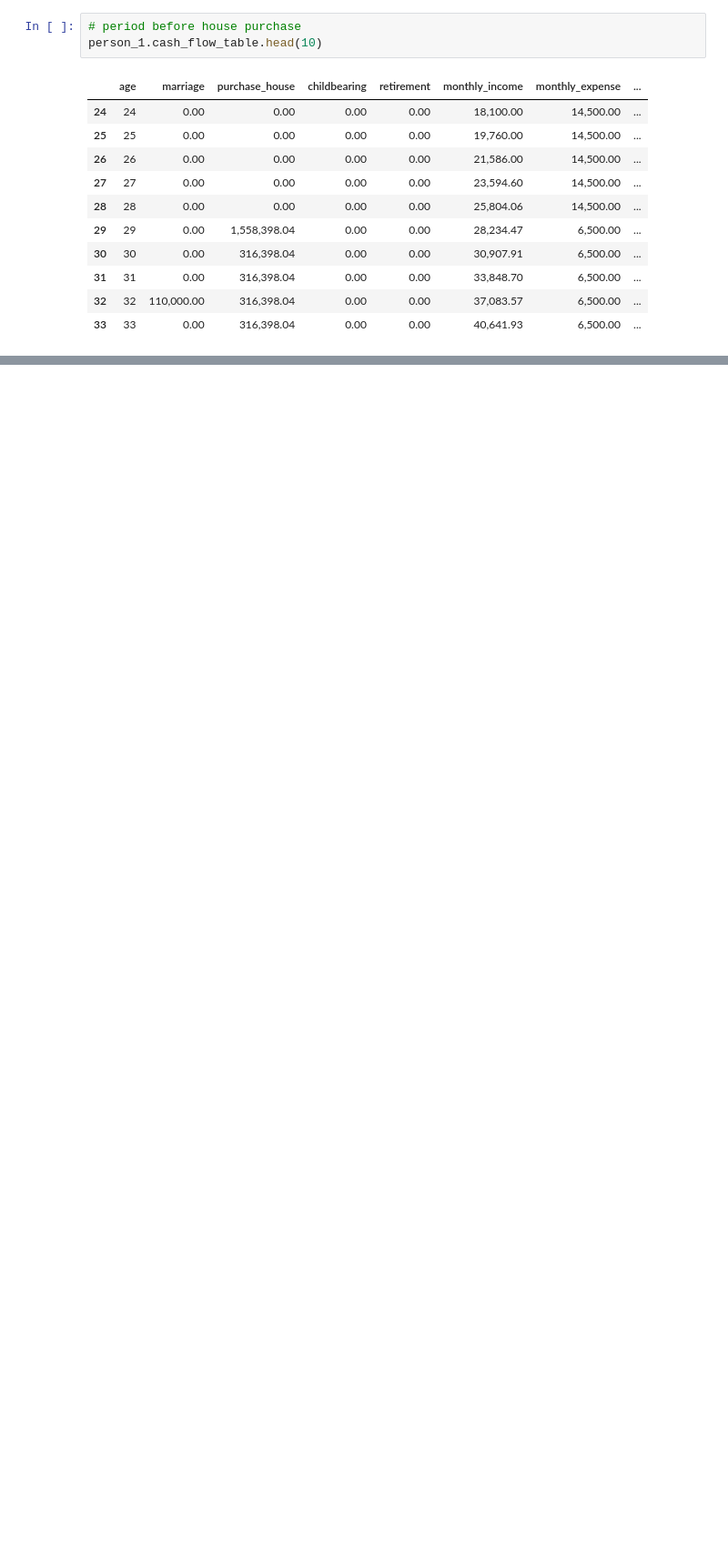
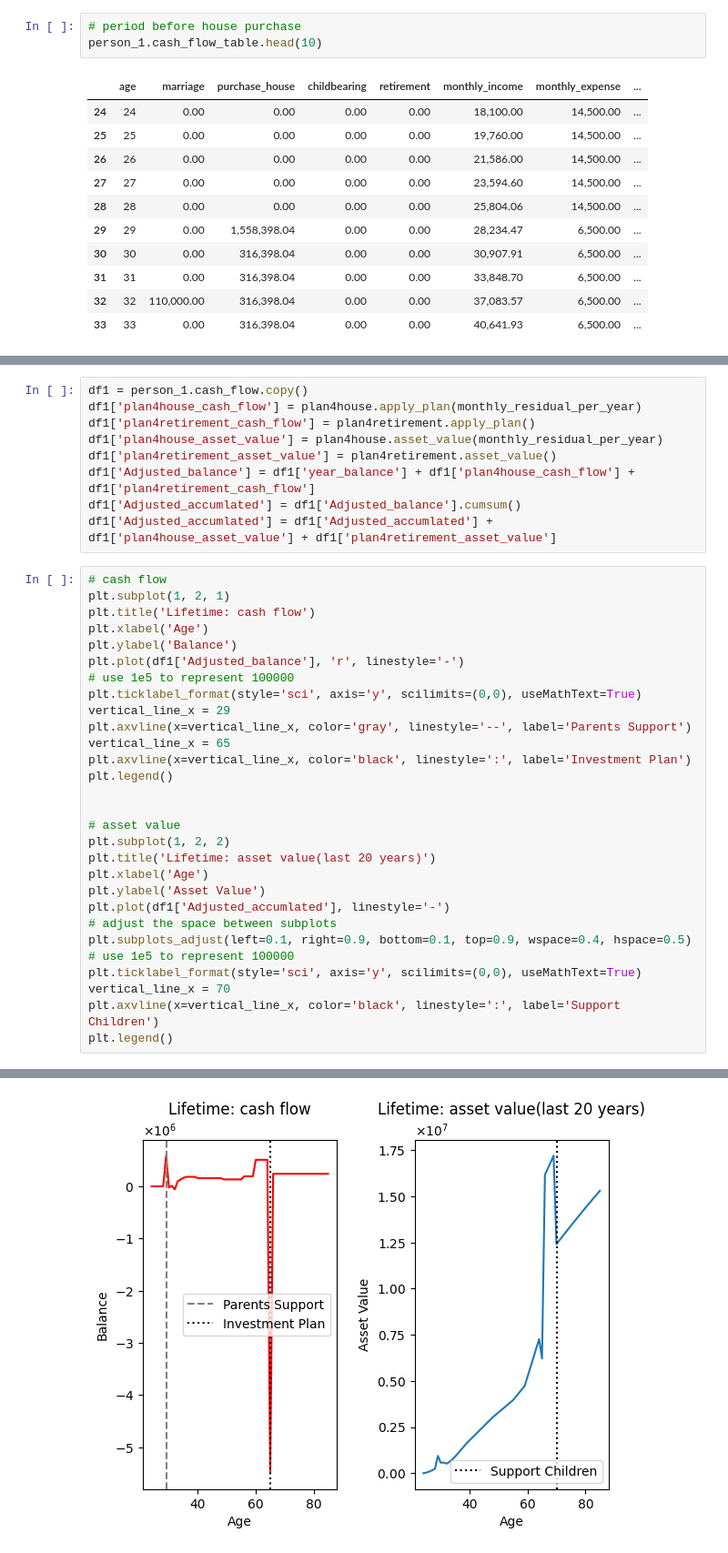
Before and after one commit to Popo-Neko/Financial-Planning, a Jupyter notebook: FinancialPlan.ipynb, the cells around one changed output, grey strips where cells are left out. Shown at 91% size. Saved outputs shown, nothing was run; the diff lists cells and outputs as text; blank space fills up the shorter version.

```diff
--- a/FinancialPlan.ipynb
+++ b/FinancialPlan.ipynb
@@ -343,0 +434,39 @@ person_1.cash_flow_table.tail(21)
+# %%
+df1 = person_1.cash_flow.copy()
+df1['plan4house_cash_flow'] = plan4house.apply_plan(monthly_residual_per_year)
+df1['plan4retirement_cash_flow'] = plan4retirement.apply_plan()
+df1['plan4house_asset_value'] = plan4house.asset_value(monthly_residual_per_year)
+df1['plan4retirement_asset_value'] = plan4retirement.asset_value()
+df1['Adjusted_balance'] = df1['year_balance'] + df1['plan4house_cash_flow'] + df1['plan4retirement_cash_flow']
+df1['Adjusted_accumlated'] = df1['Adjusted_balance'].cumsum()
+df1['Adjusted_accumlated'] = df1['Adjusted_accumlated'] + df1['plan4house_asset_value'] + df1['plan4retirement_asset_value']
+# %%
+# cash flow
+plt.subplot(1, 2, 1)
+plt.title('Lifetime: cash flow')
+plt.xlabel('Age')
+plt.ylabel('Balance')
+plt.plot(df1['Adjusted_balance'], 'r', linestyle='-')
+# use 1e5 to represent 100000
+plt.ticklabel_format(style='sci', axis='y', scilimits=(0,0), useMathText=True)
+vertical_line_x = 29
+plt.axvline(x=vertical_line_x, color='gray', linestyle='--', label='Parents Support')
+vertical_line_x = 65
+plt.axvline(x=vertical_line_x, color='black', linestyle=':', label='Investment Plan')
+plt.legend()
+
+
+# asset value
+plt.subplot(1, 2, 2)
+plt.title('Lifetime: asset value(last 20 years)')
+plt.xlabel('Age')
+plt.ylabel('Asset Value')
+plt.plot(df1['Adjusted_accumlated'], linestyle='-')
+# adjust the space between subplots
+plt.subplots_adjust(left=0.1, right=0.9, bottom=0.1, top=0.9, wspace=0.4, hspace=0.5)
+# use 1e5 to represent 100000
+plt.ticklabel_format(style='sci', axis='y', scilimits=(0,0), useMathText=True)
+vertical_line_x = 70
+plt.axvline(x=vertical_line_x, color='black', linestyle=':', label='Support Children')
+plt.legend()
+# %% [output]
@@ -343,0 +474 @@ person_1.cash_flow_table.tail(21)
+[figure, added]
```
Also changed, not shown: parts of 10 cells of this notebook, 4 other files.
